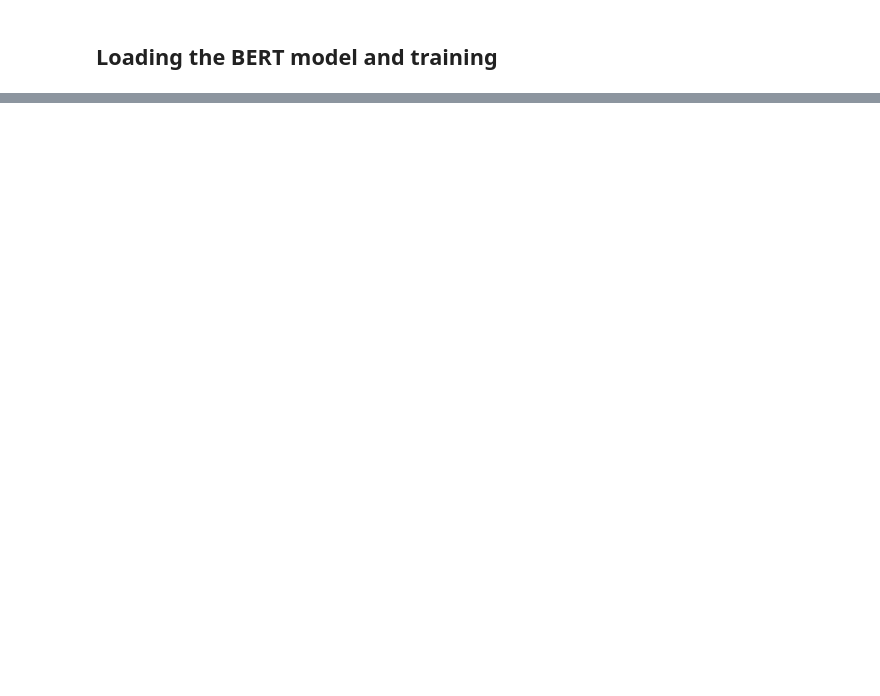
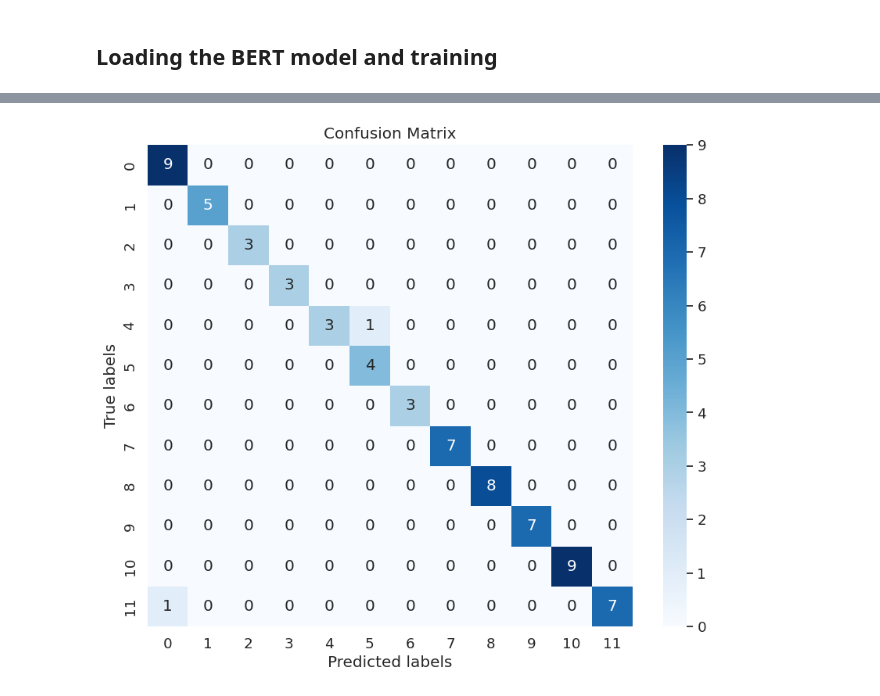
Before and after one commit to Ruth-Mwangi/AI-Navigator, a Jupyter notebook: src/chatbot.ipynb, the cells around one changed output, grey strips where cells are left out. Drawn from its saved outputs; the diff is of its cells as text; code cells hidden in the pictures; blank space fills up the shorter version.

```diff
--- a/src/chatbot.ipynb
+++ b/src/chatbot.ipynb
@@ -83,7 +88,14 @@ train_labels.shape
 # %%
 test_features=test_df.copy()
 test_labels=test_features.pop("intent")
+
+valid_features=valid_df.copy()
+valid_labels=valid_features.pop("intent")
+
 test_features=test_features.values
+valid_features=valid_features.values
+
 test_labels=binarizer.transform(test_labels.values)
+valid_labels=binarizer.transform(valid_labels.values)
 # %% [markdown]
 ## Loading models from TensorFlow Hub
@@ -314,3 +206,14 @@ def build_classifier_model():
+# %%
+def build_classifier_model():
+  text_input = tf.keras.layers.Input(shape=(), dtype=tf.string, name='text')
+  preprocessing_layer = hub.KerasLayer(tfhub_handle_preprocess, name='preprocessing')
+  encoder_inputs = preprocessing_layer(text_input)
+  encoder = hub.KerasLayer(tfhub_handle_encoder, trainable=True, name='BERT_encoder')
+  outputs = encoder(encoder_inputs)
+  net = outputs['pooled_output']
+  net = tf.keras.layers.Dropout(0.1)(net)  # Increased dropout rate
+  net = tf.keras.layers.Dense(12, activation=None, name='classifier')(net)  # Adjusted output size
+  return tf.keras.Model(text_input, net)
 # %%
 classifier_model = build_classifier_model()
 bert_raw_result = classifier_model(tf.constant(train_features[0]))
@@ -352,15 +254,15 @@ metrics
 ## Loading the BERT model and training
 # %%
 epochs=5
-optimizer=tf.keras.optimizers.Adam(1e-5)
+optimizer=tf.keras.optimizers.Adam(0.0005)
 classifier_model.compile(optimizer=optimizer,
                          loss=loss,
                          metrics=metrics)
 # %%
 print(f'Training model with {tfhub_handle_encoder}')
 history = classifier_model.fit(x=train_features,y=train_labels,
-                               validation_data=(train_features,train_labels),
-                               batch_size=32,
+                               validation_data=(valid_features,valid_labels),
+                               batch_size=5,
                                epochs=epochs)
 # %% [output]
 Training model with https://tfhub.dev/tensorflow/small_bert/bert_en_uncased_L-2_H-128_A-2/1
@@ -368,0 +288,19 @@ Error:
+# %%
+import numpy as np
+from sklearn.metrics import confusion_matrix
+# Get the predicted labels for the test data
+predicted_labels = np.argmax(classifier_model.predict(test_features), axis=1)
+# Convert one-hot encoded true labels back to categorical labels
+true_labels = np.argmax(test_labels, axis=1)
+
+# Create the confusion matrix
+conf_matrix = confusion_matrix(true_labels, predicted_labels)
+
+# Visualize the confusion matrix as a heatmap
+plt.figure(figsize=(10, 8))
+sns.heatmap(conf_matrix, annot=True, fmt='d', cmap='Blues')  # Replace ... with your class labels
+plt.xlabel('Predicted labels')
+plt.ylabel('True labels')
+plt.title('Confusion Matrix')
+plt.show()
+# %% [output]
@@ -368,0 +308 @@ Error:
+[figure, added]
```
Also changed, not shown: parts of 22 cells of this notebook, 3 other files.
